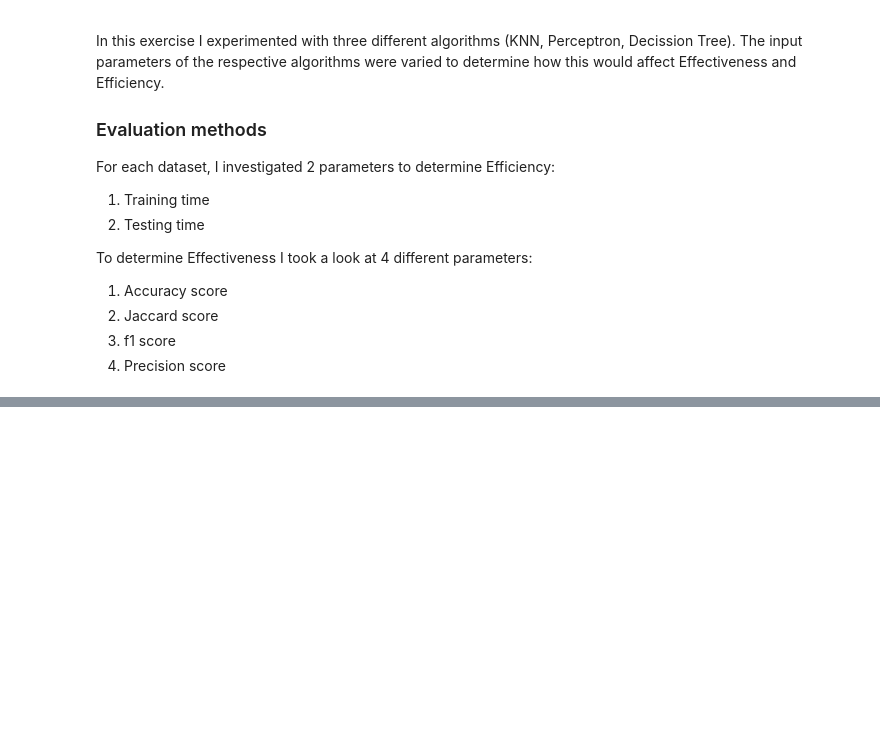
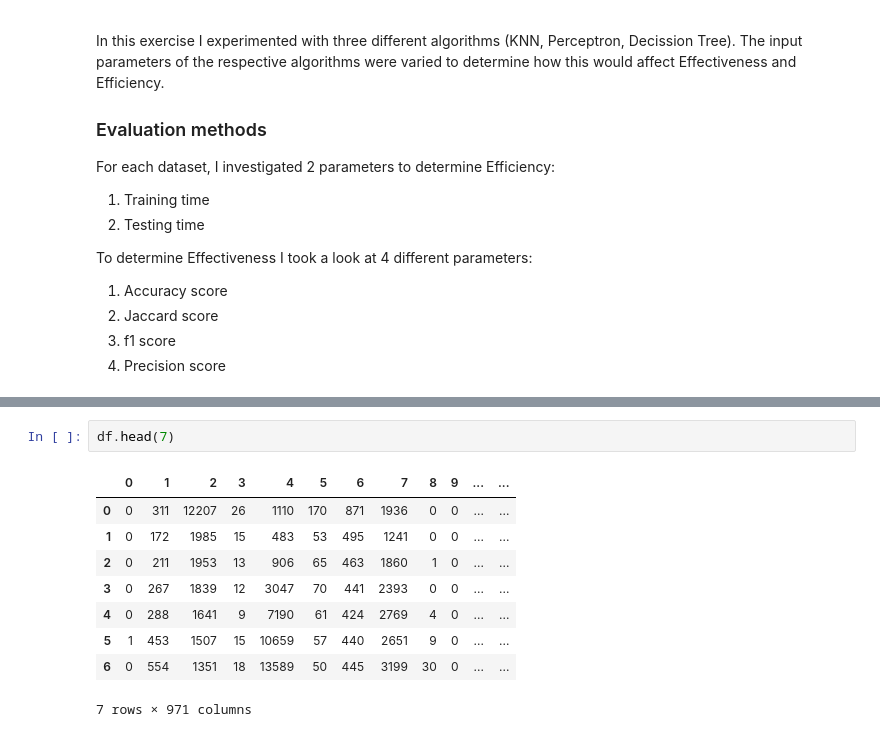
Before and after one commit to ThomasBrue/mle-second-assignment, a Jupyter notebook: moreComparativeEval.ipynb, the cells around one changed output, grey strips where cells are left out. Drawn from its saved outputs; the diff is of its cells as text; blank space fills up the shorter version.

```diff
--- a/moreComparativeEval.ipynb
+++ b/moreComparativeEval.ipynb
@@ -263,3 +319,15 @@ Extracting features using OpenCV (2022-05-20 20:53:59.900304)
+# %%
+df.head(7)
+# %% [output]
+|  | 0 | 1 | 2 | 3 | 4 | 5 | 6 | 7 | 8 | 9 | ... | ... |
+| 0 | 0 | 311 | 12207 | 26 | 1110 | 170 | 871 | 1936 | 0 | 0 | ... | ... |
+| 1 | 0 | 172 | 1985 | 15 | 483 | 53 | 495 | 1241 | 0 | 0 | ... | ... |
+| 2 | 0 | 211 | 1953 | 13 | 906 | 65 | 463 | 1860 | 1 | 0 | ... | ... |
+| 3 | 0 | 267 | 1839 | 12 | 3047 | 70 | 441 | 2393 | 0 | 0 | ... | ... |
+| 4 | 0 | 288 | 1641 | 9 | 7190 | 61 | 424 | 2769 | 4 | 0 | ... | ... |
+| 5 | 1 | 453 | 1507 | 15 | 10659 | 57 | 440 | 2651 | 9 | 0 | ... | ... |
+| 6 | 0 | 554 | 1351 | 18 | 13589 | 50 | 445 | 3199 | 30 | 0 | ... | ... |
+7 rows × 971 columns
 # %%
 # And now we finally classify
 from sklearn import metrics
```
Also changed, not shown: parts of 3 cells of this notebook, 1 other file.
